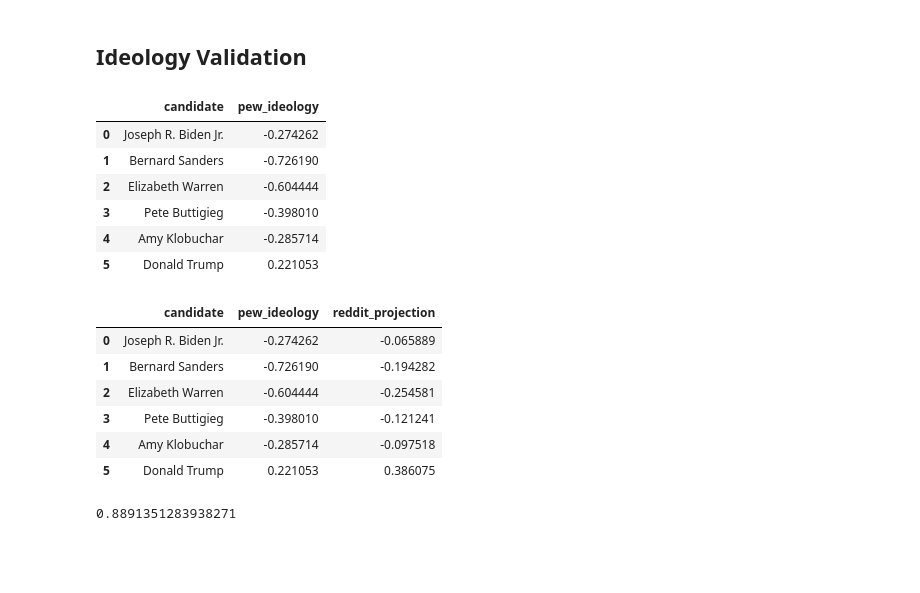
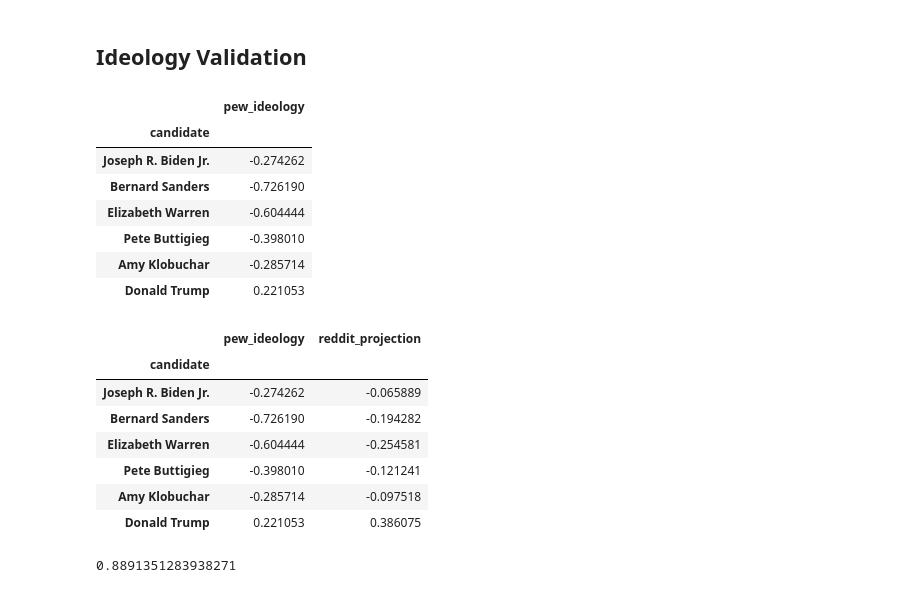
Before and after one commit to CSSLab/political-subreddits, a Jupyter notebook: Political_Dimensions.ipynb, the cells around one changed output. Drawn from its saved outputs; the diff is of its cells as text; code cells hidden in the pictures; blank space fills up the shorter version.

```diff
--- a/Political_Dimensions.ipynb
+++ b/Political_Dimensions.ipynb
@@ -107,7 +107,7 @@ dim_list = ["Christianity","exchristian","TraditionalCatholics","excatholic","ld
 sample_subs = np.unique(np.array([get_closest(x,embedding) for x in tqdm(dim_list)]).flatten())
 # %%
 proj_df = pd.DataFrame(dict(subreddit=embedding.index)).set_index("subreddit")#.sample(n=1000,random_state=2)
-proj_df = proj_df[proj_df.index.isin(sample_subs)]
+proj_df = proj_df[proj_df.index.isin(["JoeBiden","SandersForPresident","ElizabethWarren","Pete_Buttigieg","YangForPresidentHQ","BaemyKlobaechar"])]
 d = []
 for dim_info in dims:
     dim = calculate_dim(dim_info.subreddits,embedding)
@@ -213,45 +212,48 @@ fig.show()
 ## Ideology Validation
 # %%
 cand_ideology = pd.read_csv("/h/224/cameron/Political-Subreddit-Embedding/external_datasets/polling_data/pew_ideology.csv")
-cand_ideology = cand_ideology.drop(["Not sure","Refused"],axis=1)
+cand_ideology = cand_ideology.drop(["Not sure","Refused"],axis=1).set_index("candidate")
+cand_ideology
 
 def survey_to_num(x):
     """
         Note: since the 2016 survey that included Donald Trump only had 5 categories instead of 7 the column names don't
         line up for his values, which were "Entirely Liberal","Mostly Liberal","A Mix","Mostly Conservative","Entirely Conservative"
         this function creates a linear scale from -1 to 1 using the non-nan values in each rows columns. So for most candidates
         this means the scale goes [-1, -0.66,...,0.66,1], but for Trump goes [-1,-0.5,...,0.5,1]
     """
-    weights = x.dropna()[1:]
+    weights = x.dropna()
     scale = np.linspace(-1,1,len(weights))
     return sum(weights * scale)/sum(weights)
 # Take the weighted average of how liberal/conservative the surveyed individuals thoguht each candidate was
 # -1 indicates 100% of people thinking that candidate is 'very liberal' and 1 indicates 100% of people thinking
 # that candidate is 'very conservative'
 cand_ideology["pew_ideology"] = cand_ideology.apply(survey_to_num,axis=1)
-cand_ideology = cand_ideology[["candidate","pew_ideology"]]
+cand_ideology = cand_ideology[["pew_ideology"]]
 cand_ideology
 # %% [output]
-|  | candidate | pew_ideology |
-| 0 | Joseph R. Biden Jr. | -0.274262 |
-| 1 | Bernard Sanders | -0.726190 |
-| 2 | Elizabeth Warren | -0.604444 |
-| 3 | Pete Buttigieg | -0.398010 |
-| 4 | Amy Klobuchar | -0.285714 |
-| 5 | Donald Trump | 0.221053 |
+|  | pew_ideology |
+| candidate |  |
+| Joseph R. Biden Jr. | -0.274262 |
+| Bernard Sanders | -0.726190 |
+| Elizabeth Warren | -0.604444 |
+| Pete Buttigieg | -0.398010 |
+| Amy Klobuchar | -0.285714 |
+| Donald Trump | 0.221053 |
 # %%
 cands = ["JoeBiden","SandersForPresident","ElizabethWarren","Pete_Buttigieg","BaemyKlobaechar","The_Donald"]
 i_dim = calculate_dim(ideological_dim.subreddits,embedding)
 cand_ideology["reddit_projection"] = [project_dim(i_dim,c,embedding) for c in cands]
 cand_ideology
 # %% [output]
-|  | candidate | pew_ideology | reddit_projection |
-| 0 | Joseph R. Biden Jr. | -0.274262 | -0.065889 |
-| 1 | Bernard Sanders | -0.726190 | -0.194282 |
-| 2 | Elizabeth Warren | -0.604444 | -0.254581 |
-| 3 | Pete Buttigieg | -0.398010 | -0.121241 |
-| 4 | Amy Klobuchar | -0.285714 | -0.097518 |
-| 5 | Donald Trump | 0.221053 | 0.386075 |
+|  | pew_ideology | reddit_projection |
+| candidate |  |  |
+| Joseph R. Biden Jr. | -0.274262 | -0.065889 |
+| Bernard Sanders | -0.726190 | -0.194282 |
+| Elizabeth Warren | -0.604444 | -0.254581 |
+| Pete Buttigieg | -0.398010 | -0.121241 |
+| Amy Klobuchar | -0.285714 | -0.097518 |
+| Donald Trump | 0.221053 | 0.386075 |
 # %%
 from sklearn.metrics import r2_score
 # Fit a linear regression to our model and its results
```
Also changed, not shown: parts of 16 cells of this notebook, 3 other files.
